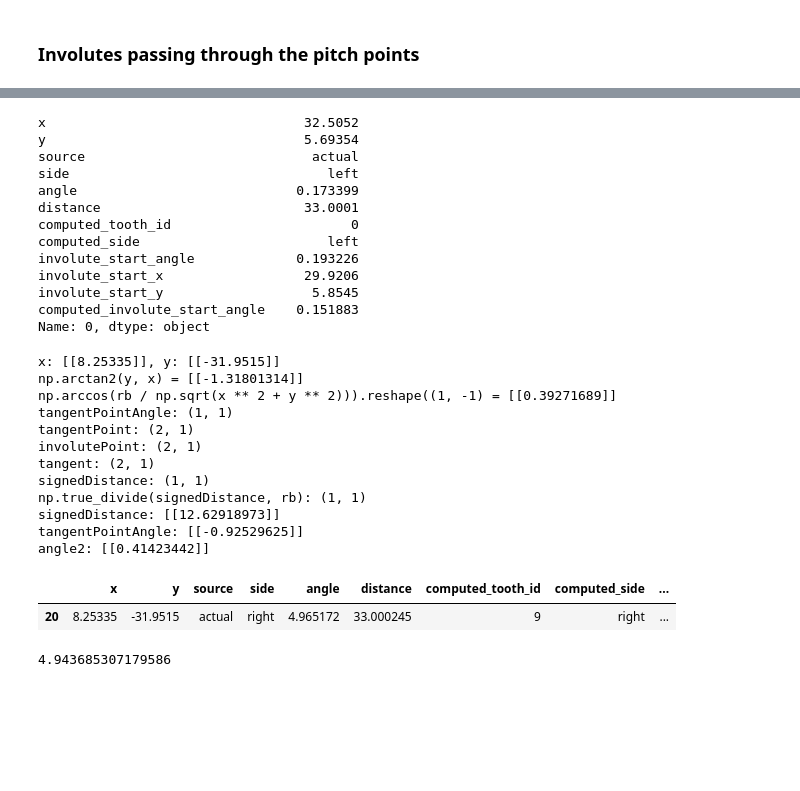
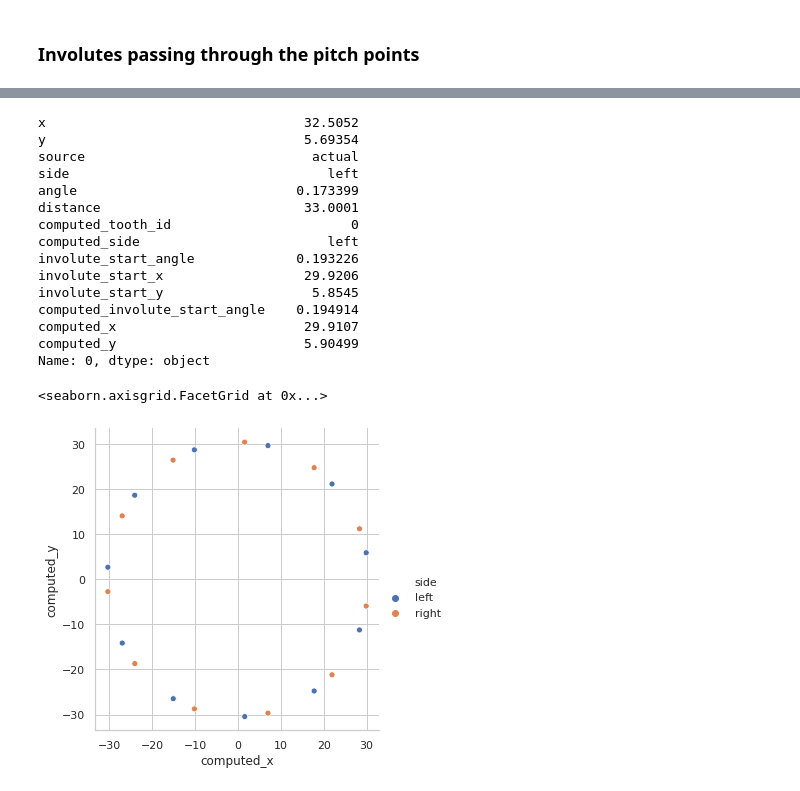
Before and after one commit to ivanlis/random_code, a Jupyter notebook: notebook/runout_method1.ipynb, the cells around one changed output, grey strips where cells are left out. Drawn from its saved outputs; the diff is of its cells as text; code cells hidden in the pictures; blank space fills up the shorter version.

Commit message:
Add computed_x, computed_y. Remove checkpoints from the repo.

```diff
--- a/notebook/runout_method1.ipynb
+++ b/notebook/runout_method1.ipynb
@@ -294,10 +294,12 @@ def chooseInvolute(frame, rb):
     print("angle2: {}".format(np.true_divide(signedDistance, rb)))
 
     frame['computed_involute_start_angle'] = (tangentPointAngle - np.true_divide(signedDistance, rb)).ravel()
+    frame['computed_x'] = rb * np.cos(frame['computed_involute_start_angle'])
+    frame['computed_y'] = rb * np.sin(frame['computed_involute_start_angle'])
 
     return frame
 # %%
-chooseInvolute(pitchActual, rb)
+pitchActual = chooseInvolute(pitchActual, rb)
 # %% [output]
 x: [[ 32.5052    24.24       8.25921  -10.3488   -25.6495   -32.8012
   -29.5619   -16.9714     0.991406  18.6578    30.4142    32.5022
@@ -347,26 +332,12 @@ computed_side                        left
 involute_start_angle             0.193226
 involute_start_x                  29.9206
 involute_start_y                   5.8545
-computed_involute_start_angle    0.151883
+computed_involute_start_angle    0.194914
+computed_x                        29.9107
+computed_y                        5.90499
 Name: 0, dtype: object
-# %%
-chooseInvolute(pitchActual.iloc[-2:-1].copy(), rb)
-# %% [output]
-x: [[8.25335]], y: [[-31.9515]]
-np.arctan2(y, x) = [[-1.31801314]]
-np.arccos(rb / np.sqrt(x ** 2 + y ** 2))).reshape((1, -1) = [[0.39271689]]
-tangentPointAngle: (1, 1)
-tangentPoint: (2, 1)
-involutePoint: (2, 1)
-tangent: (2, 1)
-signedDistance: (1, 1)
-np.true_divide(signedDistance, rb): (1, 1)
-signedDistance: [[12.62918973]]
-tangentPointAngle: [[-0.92529625]]
-angle2: [[0.41423442]]
-|  | x | y | source | side | angle | distance | computed_tooth_id | computed_side | ... |
-| 20 | 8.25335 | -31.9515 | actual | right | 4.965172 | 33.000245 | 9 | right | ... |
-# %%
-2 * np.pi - 1.3395
-# %% [output]
-4.943685307179586
+# %%
+sns.relplot(kind='scatter', x='computed_x', y='computed_y', hue='side', data=pitchActual)
+# %% [output]
+<seaborn.axisgrid.FacetGrid at 0x...>
+[figure, added]
```
Also changed, not shown: parts of 1 cell of this notebook, 1 other file.
